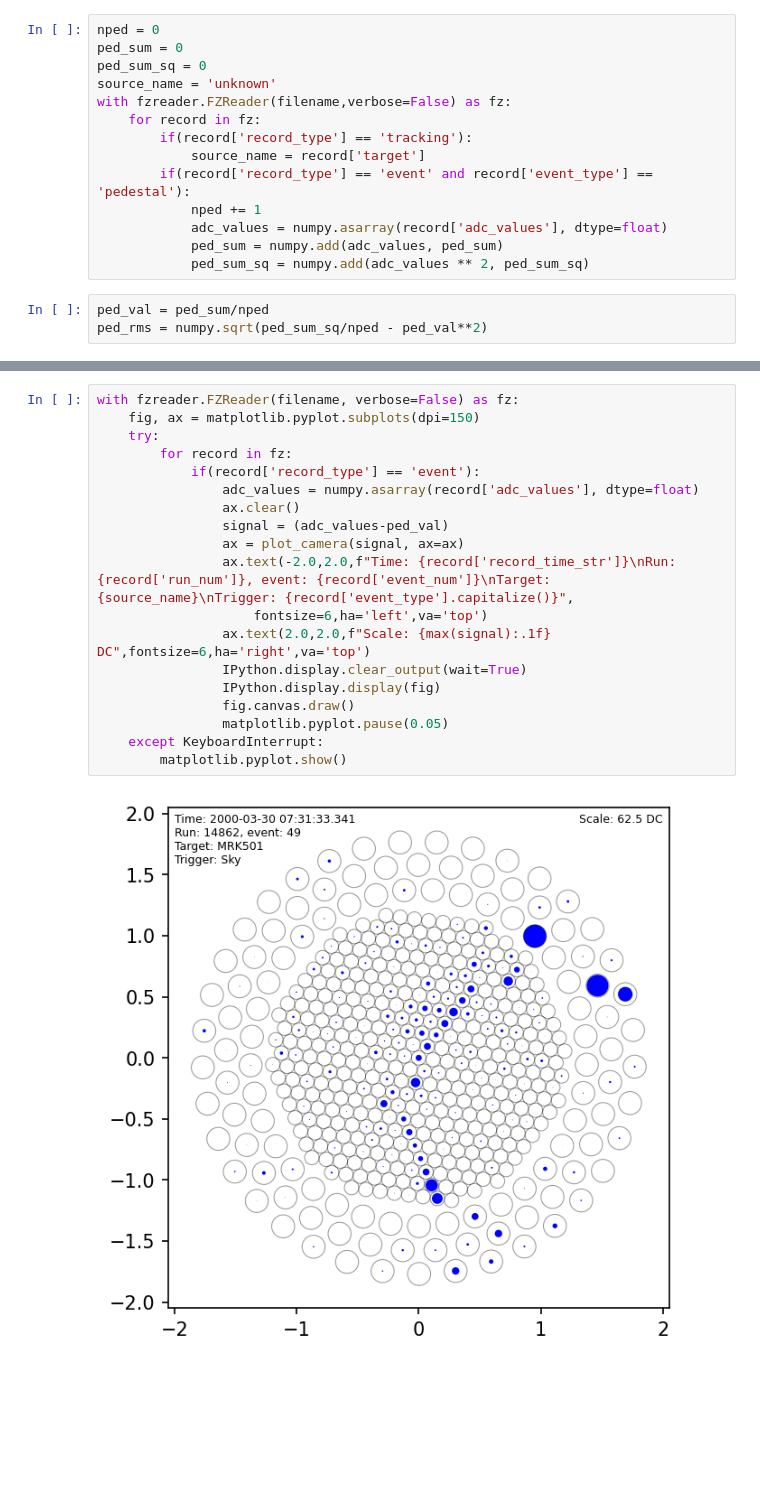
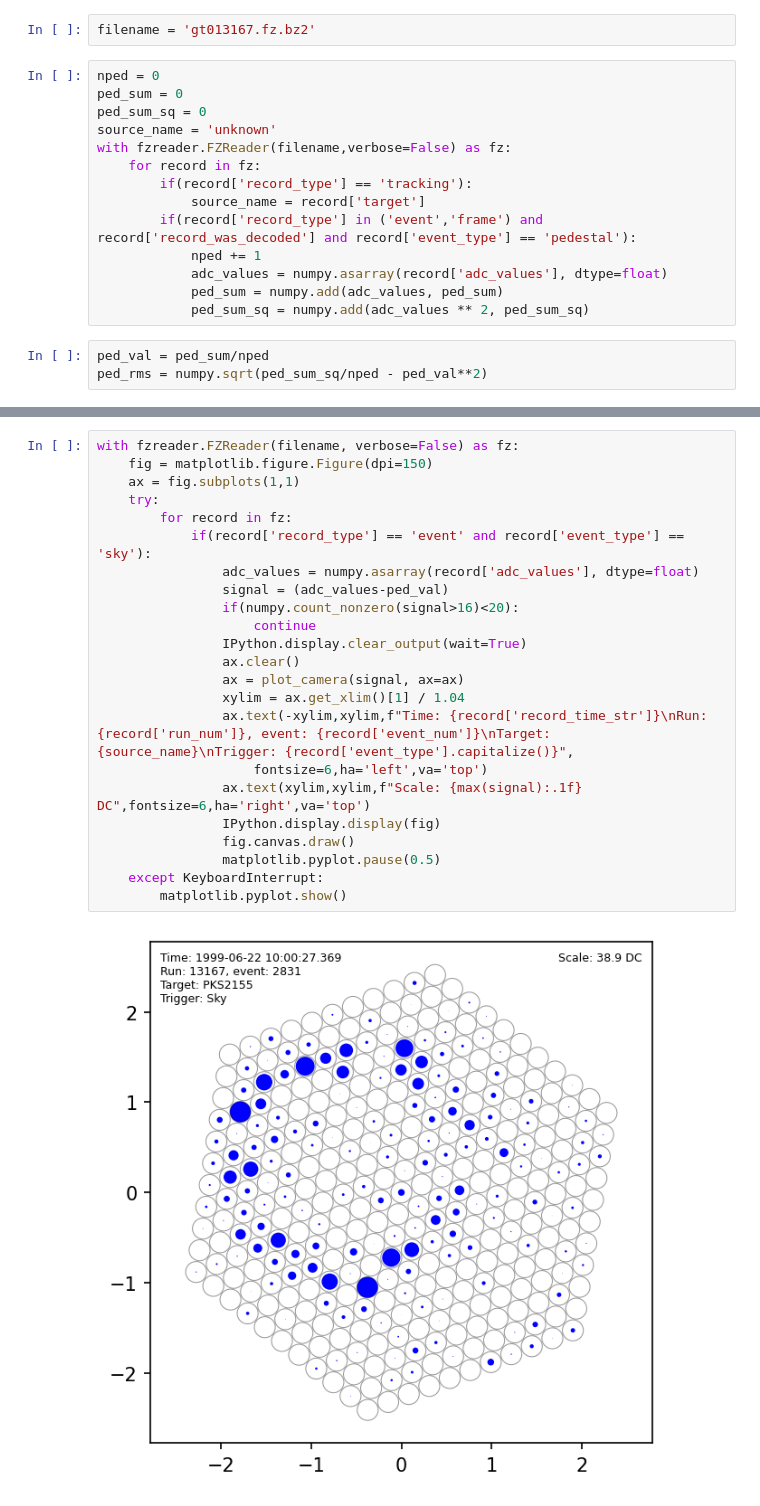
Before and after one commit to Whipple10m/pyfzreader, a Jupyter notebook: Draw events.ipynb, the cells around one changed output, grey strips where cells are left out. Cells and saved outputs as stored; diff of their text form; blank space fills up the shorter version.

Commit message:
Update to accept pedestals from frames

```diff
--- a/Draw events.ipynb
+++ b/Draw events.ipynb
@@ -51,3 +49,5 @@ filename = 'gt014862.fz'
+# %%
+filename = 'gt013167.fz.bz2'
 # %%
 nped = 0
 ped_sum = 0
@@ -57,7 +57,7 @@ with fzreader.FZReader(filename,verbose=False) as fz:
     for record in fz:
         if(record['record_type'] == 'tracking'):
             source_name = record['target']
-        if(record['record_type'] == 'event' and record['event_type'] == 'pedestal'):
+        if(record['record_type'] in ('event','frame') and record['record_was_decoded'] and record['event_type'] == 'pedestal'):
             nped += 1
             adc_values = numpy.asarray(record['adc_values'], dtype=float)
             ped_sum = numpy.add(adc_values, ped_sum)
@@ -81,21 +77,25 @@ Loop through all records in the FZ file and extract those with `record_type==eve
 # %%
 with fzreader.FZReader(filename, verbose=False) as fz:
-    fig, ax = matplotlib.pyplot.subplots(dpi=150)
+    fig = matplotlib.figure.Figure(dpi=150)
+    ax = fig.subplots(1,1)
     try:
         for record in fz:
-            if(record['record_type'] == 'event'):
+            if(record['record_type'] == 'event' and record['event_type'] == 'sky'):
                 adc_values = numpy.asarray(record['adc_values'], dtype=float)
+                signal = (adc_values-ped_val)
+                if(numpy.count_nonzero(signal>16)<20):
+                    continue
+                IPython.display.clear_output(wait=True)
                 ax.clear()
-                signal = (adc_values-ped_val)
                 ax = plot_camera(signal, ax=ax)
-                ax.text(-2.0,2.0,f"Time: {record['record_time_str']}\nRun: {record['run_num']}, event: {record['event_num']}\nTarget: {source_name}\nTrigger: {record['event_type'].capitalize()}",
+                xylim = ax.get_xlim()[1] / 1.04
+                ax.text(-xylim,xylim,f"Time: {record['record_time_str']}\nRun: {record['run_num']}, event: {record['event_num']}\nTarget: {source_name}\nTrigger: {record['event_type'].capitalize()}",
                     fontsize=6,ha='left',va='top')
-                ax.text(2.0,2.0,f"Scale: {max(signal):.1f} DC",fontsize=6,ha='right',va='top')
-                IPython.display.clear_output(wait=True)
+                ax.text(xylim,xylim,f"Scale: {max(signal):.1f} DC",fontsize=6,ha='right',va='top')
                 IPython.display.display(fig)
                 fig.canvas.draw()
-                matplotlib.pyplot.pause(0.05)
+                matplotlib.pyplot.pause(0.5)
     except KeyboardInterrupt:
         matplotlib.pyplot.show()
 # %% [output]
-[figure, old version]
+[figure, new version]
```
Also changed, not shown: parts of 5 cells of this notebook.
